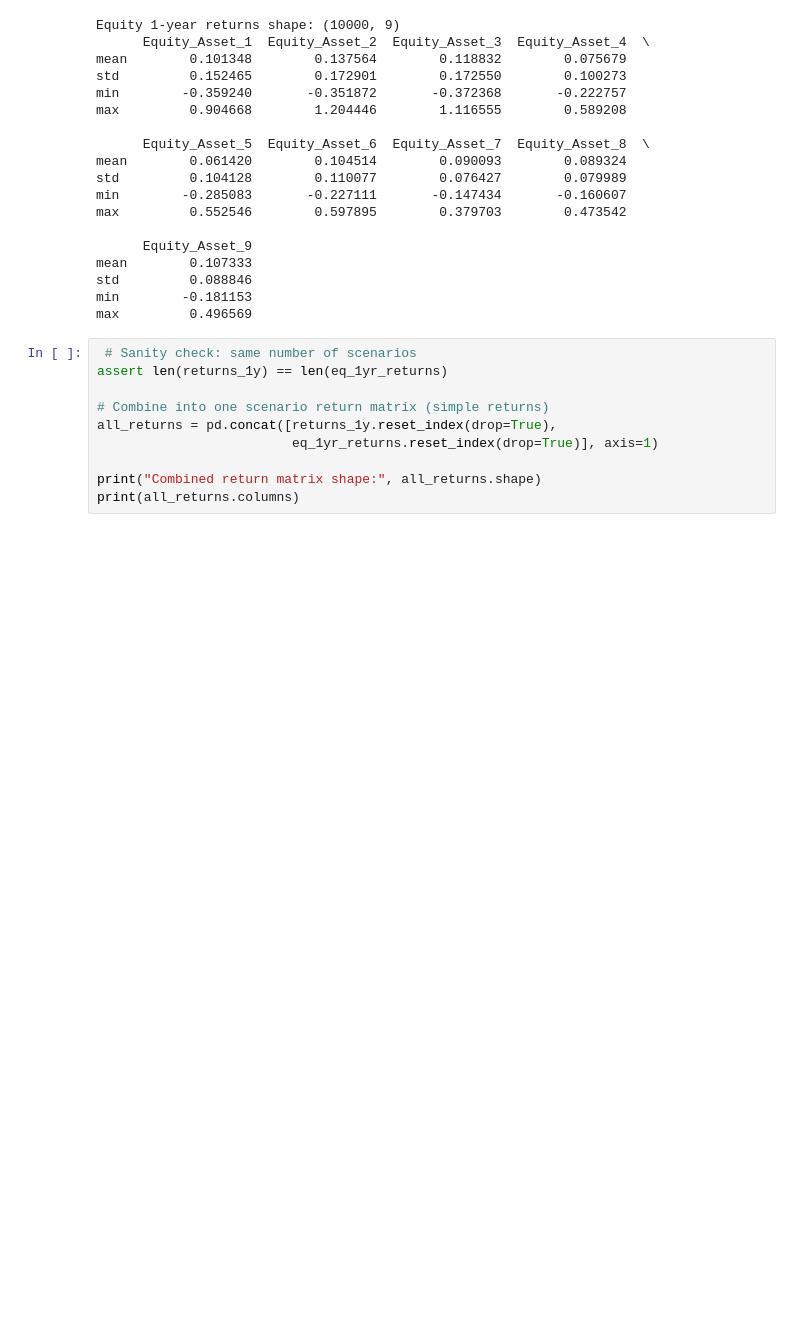
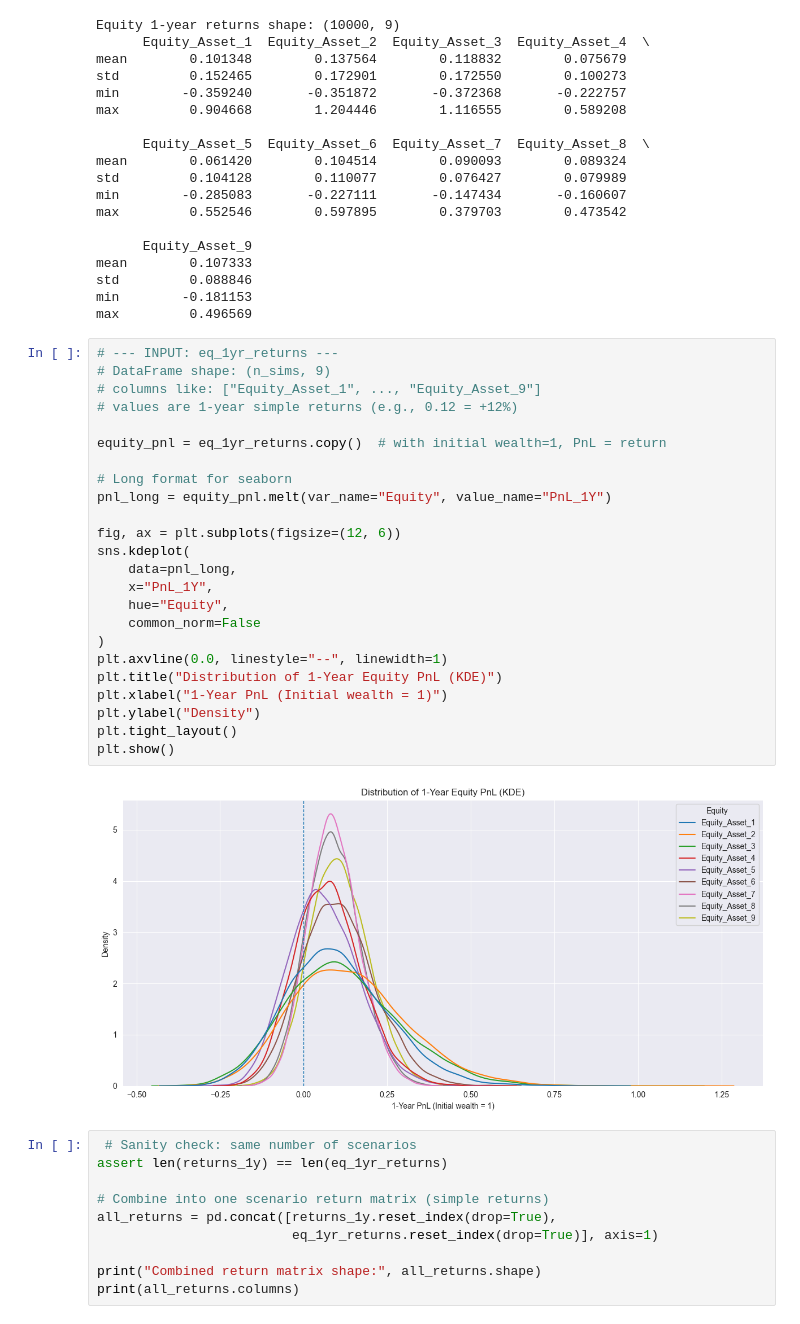
Before and after one commit to Madsnhr/FinEcon, a Jupyter notebook: Exam 2025/codeing/Solution.ipynb, the cells around one changed output. Drawn from its saved outputs; the diff is of its cells as text; blank space fills up the shorter version.

```diff
--- a/Exam 2025/codeing/Solution.ipynb
+++ b/Exam 2025/codeing/Solution.ipynb
@@ -1337,6 +1457,32 @@ mean        0.107333
 std         0.088846
 min        -0.181153
 max         0.496569
+# %%
+# --- INPUT: eq_1yr_returns ---
+# DataFrame shape: (n_sims, 9)
+# columns like: ["Equity_Asset_1", ..., "Equity_Asset_9"]
+# values are 1-year simple returns (e.g., 0.12 = +12%)
+
+equity_pnl = eq_1yr_returns.copy()  # with initial wealth=1, PnL = return
+
+# Long format for seaborn
+pnl_long = equity_pnl.melt(var_name="Equity", value_name="PnL_1Y")
+
+fig, ax = plt.subplots(figsize=(12, 6))
+sns.kdeplot(
+    data=pnl_long,
+    x="PnL_1Y",
+    hue="Equity",
+    common_norm=False
+)
+plt.axvline(0.0, linestyle="--", linewidth=1)
+plt.title("Distribution of 1-Year Equity PnL (KDE)")
+plt.xlabel("1-Year PnL (Initial wealth = 1)")
+plt.ylabel("Density")
+plt.tight_layout()
+plt.show()
+# %% [output]
+[figure, added]
 # %%
  # Sanity check: same number of scenarios
 assert len(returns_1y) == len(eq_1yr_returns)
```
Also changed, not shown: parts of 8 cells of this notebook, 9 other files.
